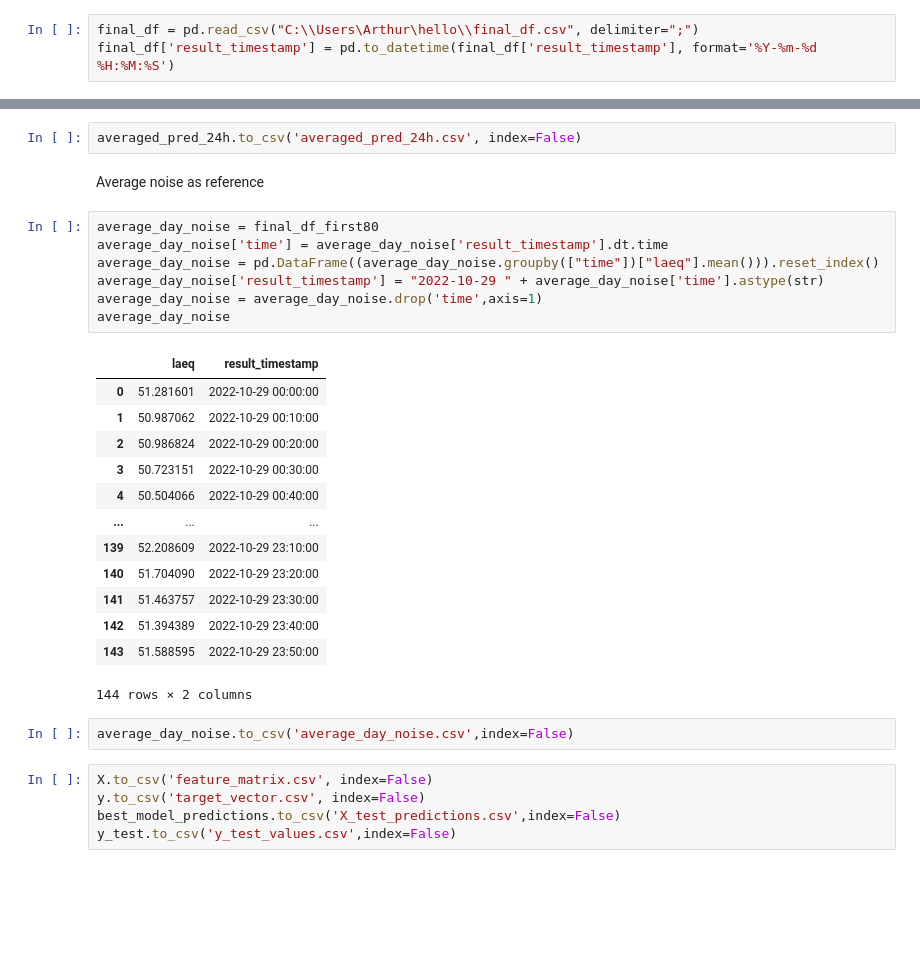
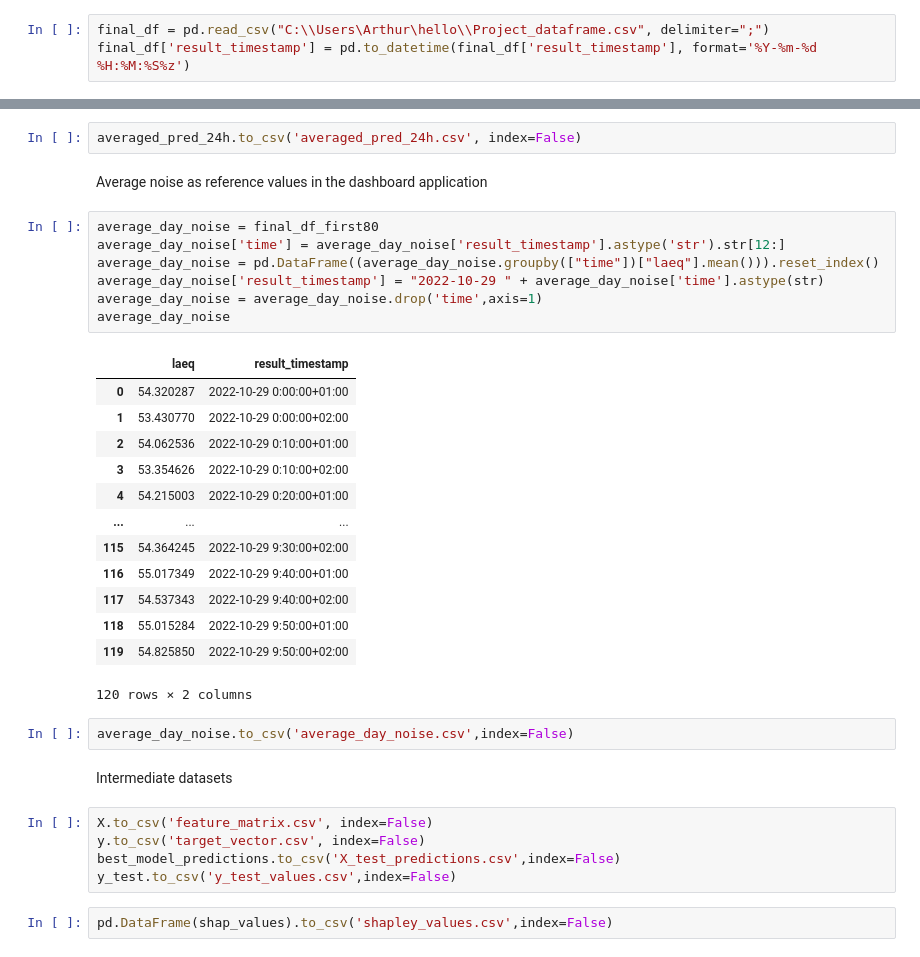
Before and after one commit to IvanaOsredek/ModernDataAnalyticsProject, a Jupyter notebook: MDA_models_notebook.ipynb, the cells around one changed output, grey strips where cells are left out. Cells and saved outputs as stored; diff of their text form; blank space fills up the shorter version.

```diff
--- a/MDA_models_notebook.ipynb
+++ b/MDA_models_notebook.ipynb
@@ -32,8 +32,8 @@ The 'nopython' keyword argument was not supplied to the 'numba.jit' decorator. T
 # %% [markdown]
 ### Loading data and adding time-related features
 # %%
-final_df = pd.read_csv("C:\\Users\Arthur\hello\\final_df.csv", delimiter=";")
-final_df['result_timestamp'] = pd.to_datetime(final_df['result_timestamp'], format='%Y-%m-%d %H:%M:%S')
+final_df = pd.read_csv("C:\\Users\Arthur\hello\\Project_dataframe.csv", delimiter=";")
+final_df['result_timestamp'] = pd.to_datetime(final_df['result_timestamp'], format='%Y-%m-%d %H:%M:%S%z')
 # %% [markdown]
 Perform 80-20 split
 # %%
@@ -448,32 +447,36 @@ averaged_pred_24h
 # %%
 averaged_pred_24h.to_csv('averaged_pred_24h.csv', index=False)
 # %% [markdown]
-Average noise as reference
+Average noise as reference values in the dashboard application
 # %%
 average_day_noise = final_df_first80
-average_day_noise['time'] = average_day_noise['result_timestamp'].dt.time
+average_day_noise['time'] = average_day_noise['result_timestamp'].astype('str').str[12:]
 average_day_noise = pd.DataFrame((average_day_noise.groupby(["time"])["laeq"].mean())).reset_index()
 average_day_noise['result_timestamp'] = "2022-10-29 " + average_day_noise['time'].astype(str)
 average_day_noise = average_day_noise.drop('time',axis=1)
 average_day_noise
 # %% [output]
 |  | laeq | result_timestamp |
-| 0 | 51.281601 | 2022-10-29 00:00:00 |
-| 1 | 50.987062 | 2022-10-29 00:10:00 |
-| 2 | 50.986824 | 2022-10-29 00:20:00 |
-| 3 | 50.723151 | 2022-10-29 00:30:00 |
-| 4 | 50.504066 | 2022-10-29 00:40:00 |
+| 0 | 54.320287 | 2022-10-29 0:00:00+01:00 |
+| 1 | 53.430770 | 2022-10-29 0:00:00+02:00 |
+| 2 | 54.062536 | 2022-10-29 0:10:00+01:00 |
+| 3 | 53.354626 | 2022-10-29 0:10:00+02:00 |
+| 4 | 54.215003 | 2022-10-29 0:20:00+01:00 |
 | ... | ... | ... |
-| 139 | 52.208609 | 2022-10-29 23:10:00 |
-| 140 | 51.704090 | 2022-10-29 23:20:00 |
-| 141 | 51.463757 | 2022-10-29 23:30:00 |
-| 142 | 51.394389 | 2022-10-29 23:40:00 |
-| 143 | 51.588595 | 2022-10-29 23:50:00 |
+| 115 | 54.364245 | 2022-10-29 9:30:00+02:00 |
+| 116 | 55.017349 | 2022-10-29 9:40:00+01:00 |
+| 117 | 54.537343 | 2022-10-29 9:40:00+02:00 |
+| 118 | 55.015284 | 2022-10-29 9:50:00+01:00 |
+| 119 | 54.825850 | 2022-10-29 9:50:00+02:00 |
-144 rows × 2 columns
+120 rows × 2 columns
 # %%
 average_day_noise.to_csv('average_day_noise.csv',index=False)
+# %% [markdown]
+Intermediate datasets
 # %%
 X.to_csv('feature_matrix.csv', index=False)
 y.to_csv('target_vector.csv', index=False)
 best_model_predictions.to_csv('X_test_predictions.csv',index=False)
 y_test.to_csv('y_test_values.csv',index=False)
+# %%
+pd.DataFrame(shap_values).to_csv('shapley_values.csv',index=False)
```
Also changed, not shown: parts of 16 cells of this notebook.
